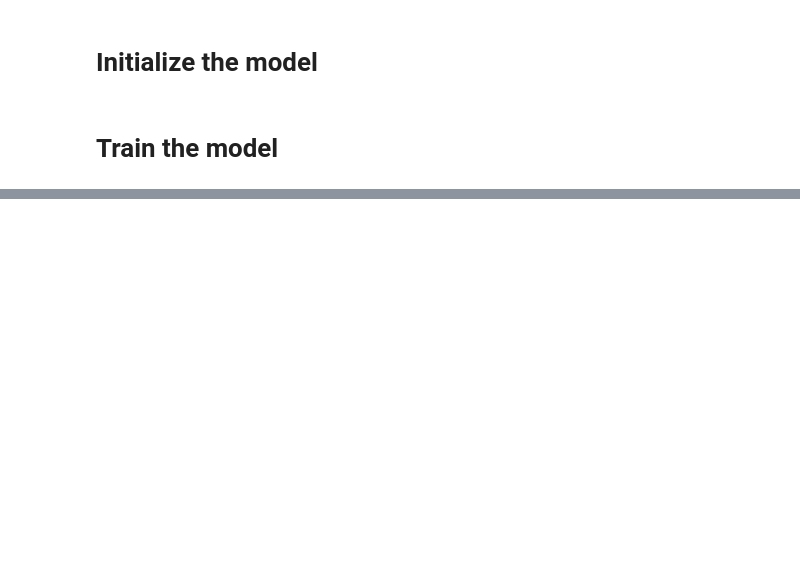
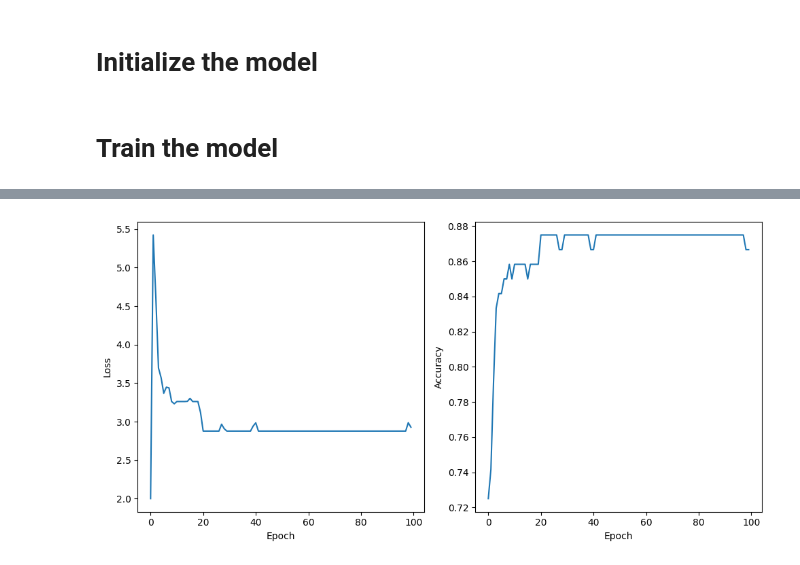
Before and after one commit to denis-vp/ann-python-implementation, a Jupyter notebook: iris.ipynb, the cells around one changed output, grey strips where cells are left out. Drawn from its saved outputs; the diff is of its cells as text; code cells hidden in the pictures; blank space fills up the shorter version.

```diff
--- a/iris.ipynb
+++ b/iris.ipynb
@@ -48,11 +41,15 @@ from neural_network.functions.loss_functions import CrossEntropy
 from neural_network.functions.activation_functions import ReLU, Softmax
 from neural_network.neural_network import NeuralNetwork
 
-hidden_layer_sizes = [10, 10, 3]
-hidden_layer_activations = [ReLU(), ReLU(), Softmax()]
+hidden_layer_sizes = [4, 3]
+hidden_layer_activations = [Softmax()]
 loss_function = CrossEntropy()
 
-model = NeuralNetwork(4, hidden_layer_sizes, hidden_layer_activations, loss_function)
+model = NeuralNetwork(hidden_layer_sizes, hidden_layer_activations, loss_function)
+
+learning_rate = 0.01
+regularization_rate = 0.01
+momentum = 0.9
 # %% [markdown]
 # Train the model
 # %%
@@ -62,9 +59,7 @@ def predict(y_pred):
 import matplotlib.pyplot as plt
 from tqdm.auto import tqdm
 
-learning_rate = 0.01
-regularization_rate = 0.01
-momentum = 0.9
+model.reset()
 
 loss_values = []
 accuracy_values = []
@@ -77,25 +72,34 @@ for epoch in tqdm(range(num_epochs)):
     for x, y in zip(X_train, y_train):
         y_pred = model.forward(x)
 
-        total_loss += model.get_loss(y, y_pred)
-        loss_values.append(total_loss)
+        loss = model.get_loss(y, y_pred)
+        total_loss += loss
 
-        model.backward(y, y_pred)
+        model.backward(y)
         model.apply_gradients(learning_rate, regularization_rate, momentum)
 
         choice = predict(y_pred)
         total_accuracy += 1 if choice == np.argmax(y) else 0
 
+    total_loss /= len(y_train)
+    loss_values.append(total_loss)
     total_accuracy /= len(y_train)
     accuracy_values.append(total_accuracy)
 
-    print(f"Epoch {epoch + 1}/{num_epochs} - Loss: {total_loss}, Accuracy: {total_accuracy}")
+    if (epoch + 1) % 10 == 0:
+        print(f"Epoch {epoch + 1}/{num_epochs} - Loss: {total_loss:.4f} - Accuracy: {total_accuracy:.4f}")
 
-plt.plot(loss_values)
-plt.title("Loss")
+
+fig, ax = plt.subplots(1, 2, figsize=(10, 5))
+
+ax[0].plot(loss_values)
+ax[0].set_xlabel("Epoch")
+ax[0].set_ylabel("Loss")
+
+ax[1].plot(accuracy_values)
+ax[1].set_xlabel("Epoch")
+ax[1].set_ylabel("Accuracy")
+
+plt.tight_layout()
 plt.show()
-
-plt.plot(accuracy_values)
-plt.title("Accuracy")
-plt.show()
 # %% [output]
@@ -102,0 +116 @@ ValueError: non-broadcastable output operand with shape (10,) doesn't match the
+[figure, added]
```
Also changed, not shown: parts of 3 cells of this notebook, 3 other files.
